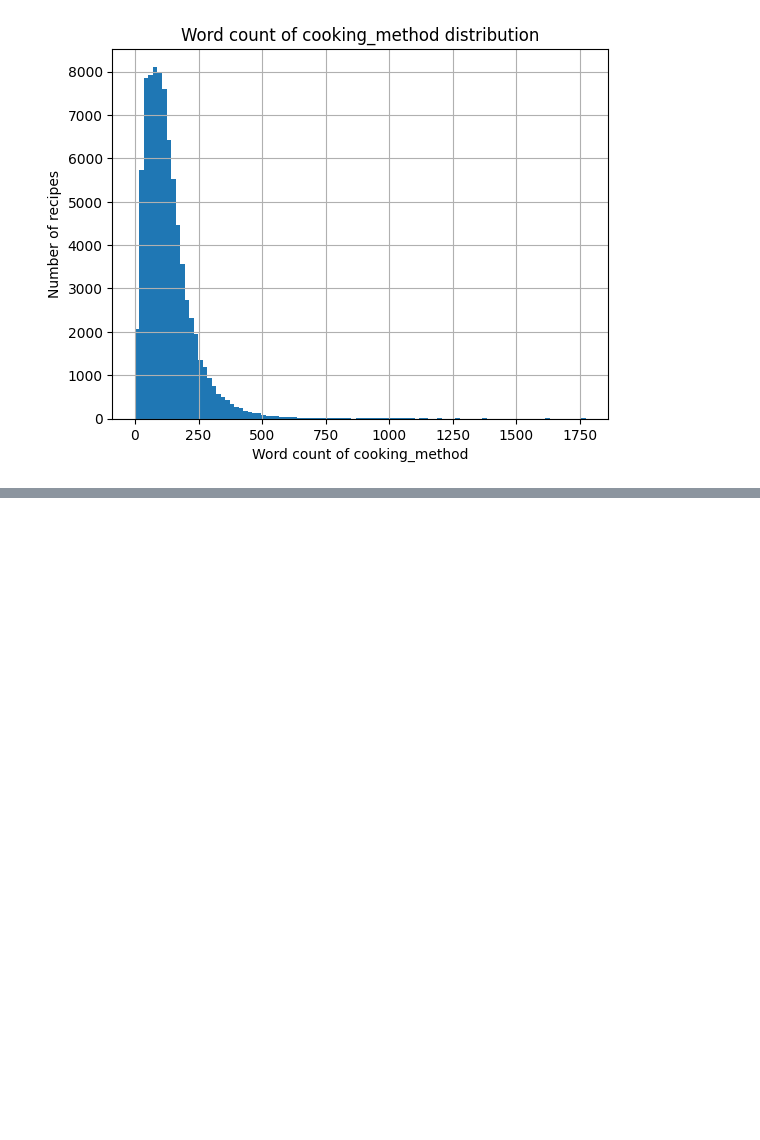
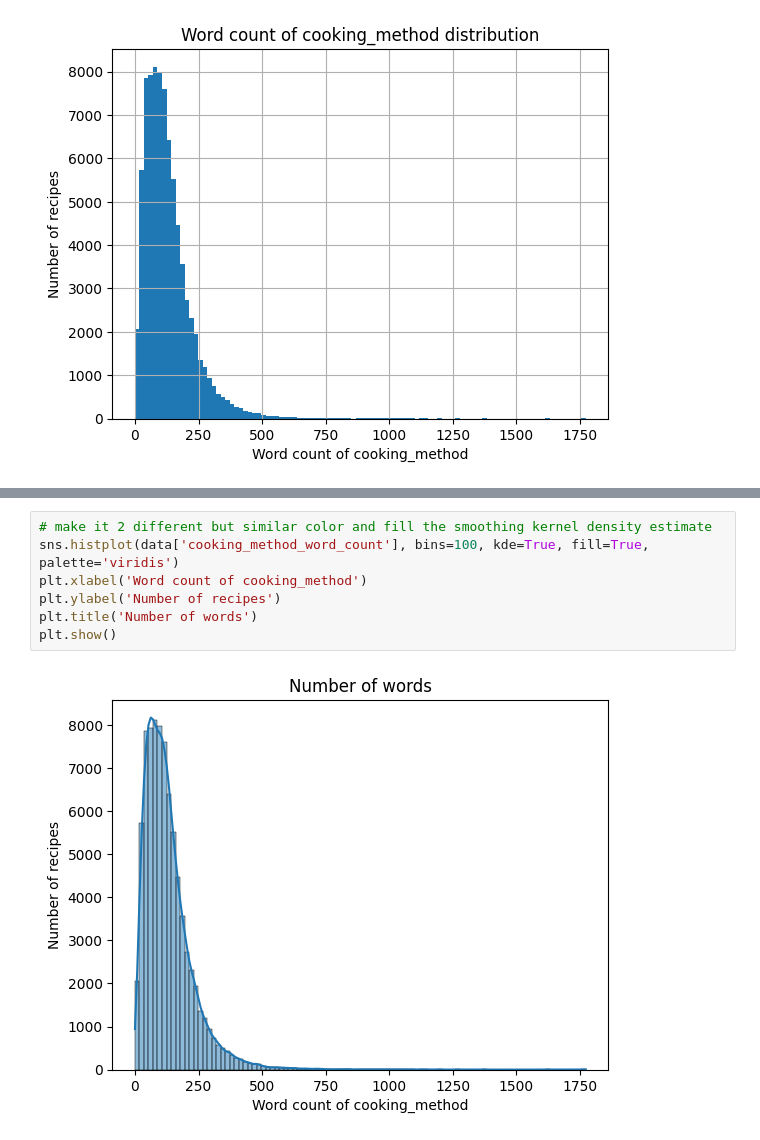
Before and after one commit to lavo2/HLT-Project, a Jupyter notebook: lavo.ipynb, the cells around one changed output, grey strips where cells are left out. Drawn from its saved outputs; the diff is of its cells as text; blank space fills up the shorter version.

```diff
--- a/lavo.ipynb
+++ b/lavo.ipynb
@@ -48,0 +70,9 @@ plt.show()
+# %%
+# make it 2 different but similar color and fill the smoothing kernel density estimate
+sns.histplot(data['cooking_method_word_count'], bins=100, kde=True, fill=True, palette='viridis')
+plt.xlabel('Word count of cooking_method')
+plt.ylabel('Number of recipes')
+plt.title('Number of words')
+plt.show()
+# %% [output]
+[figure, added]
```
Also changed, not shown: parts of 3 cells of this notebook.
